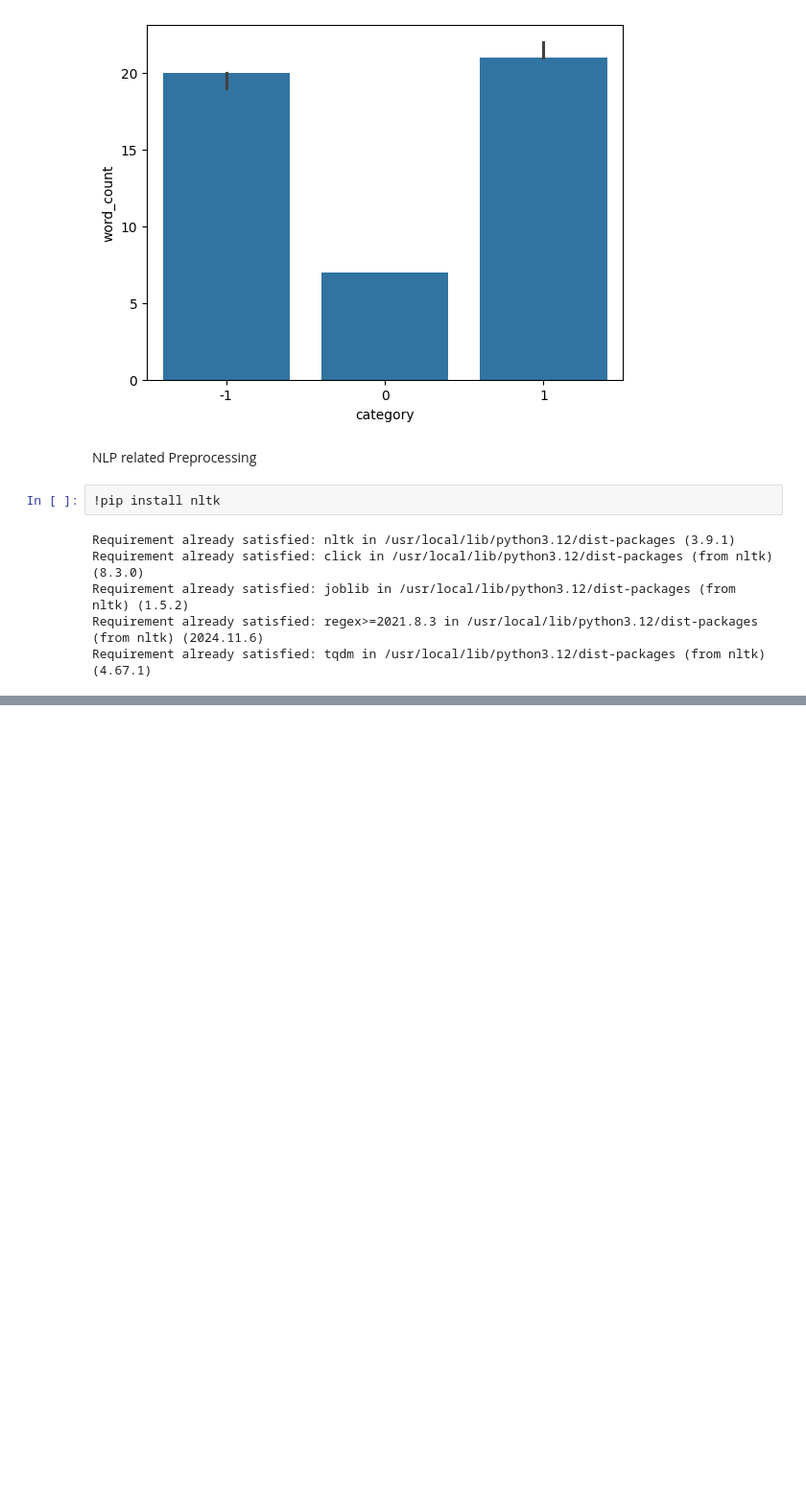
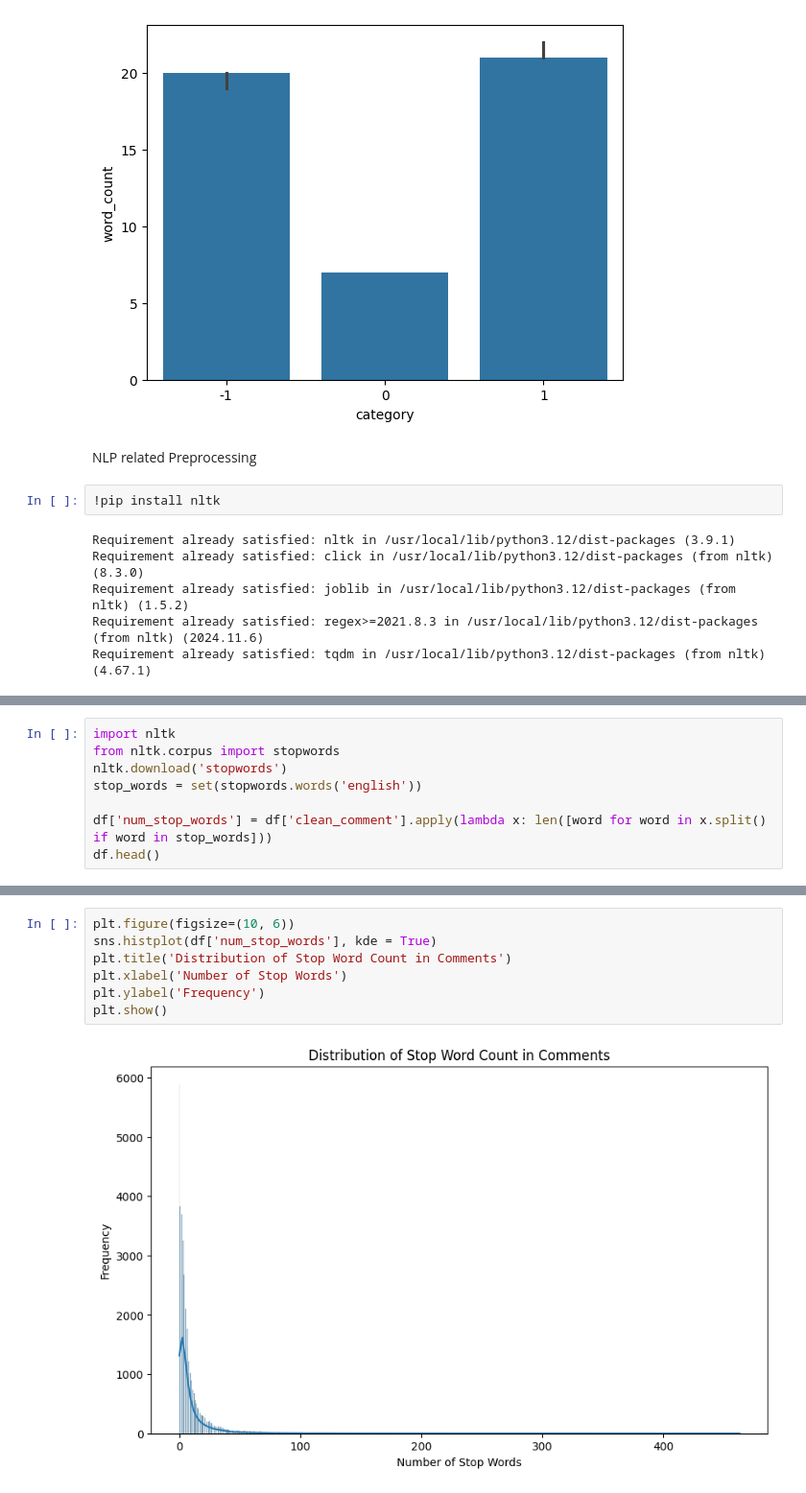
Before and after one commit to adityasahusomu/Youtube_Comment_Analyzer, a Jupyter notebook: Youtube_Comment_Analyzer.ipynb, the cells around one changed output, grey strips where cells are left out. Shown at 96% size. Cells and saved outputs as stored; diff of their text form; blank space fills up the shorter version.

```diff
--- a/Youtube_Comment_Analyzer.ipynb
+++ b/Youtube_Comment_Analyzer.ipynb
@@ -275,3 +275,11 @@ Requirement already satisfied: markdown-it-py>=2.2.0 in /usr/local/lib/python3.1
 Requirement already satisfied: pygments<3.0.0,>=2.13.0 in /usr/local/lib/python3.12/dist-packages (from rich>=10.11.0->typer<1.0.0,>=0.3.0->spacy) (2.19.2)
 Requirement already satisfied: wrapt in /usr/local/lib/python3.12/dist-packages (from smart-open<8.0.0,>=5.2.1->weasel<0.5.0,>=0.1.0->spacy) (1.17.3)
 Requirement already satisfied: mdurl~=0.1 in /usr/local/lib/python3.12/dist-packages (from markdown-it-py>=2.2.0->rich>=10.11.0->typer<1.0.0,>=0.3.0->spacy) (0.1.2)
+# %%
+import nltk
+from nltk.corpus import stopwords
+nltk.download('stopwords')
+stop_words = set(stopwords.words('english'))
+
+df['num_stop_words'] = df['clean_comment'].apply(lambda x: len([word for word in x.split() if word in stop_words]))
+df.head()
@@ -277,0 +295,9 @@ Requirement already satisfied: mdurl~=0.1 in /usr/local/lib/python3.12/dist-pack
+# %%
+plt.figure(figsize=(10, 6))
+sns.histplot(df['num_stop_words'], kde = True)
+plt.title('Distribution of Stop Word Count in Comments')
+plt.xlabel('Number of Stop Words')
+plt.ylabel('Frequency')
+plt.show()
+# %% [output]
+[figure, added]
```
Also changed, not shown: parts of 17 cells of this notebook.
